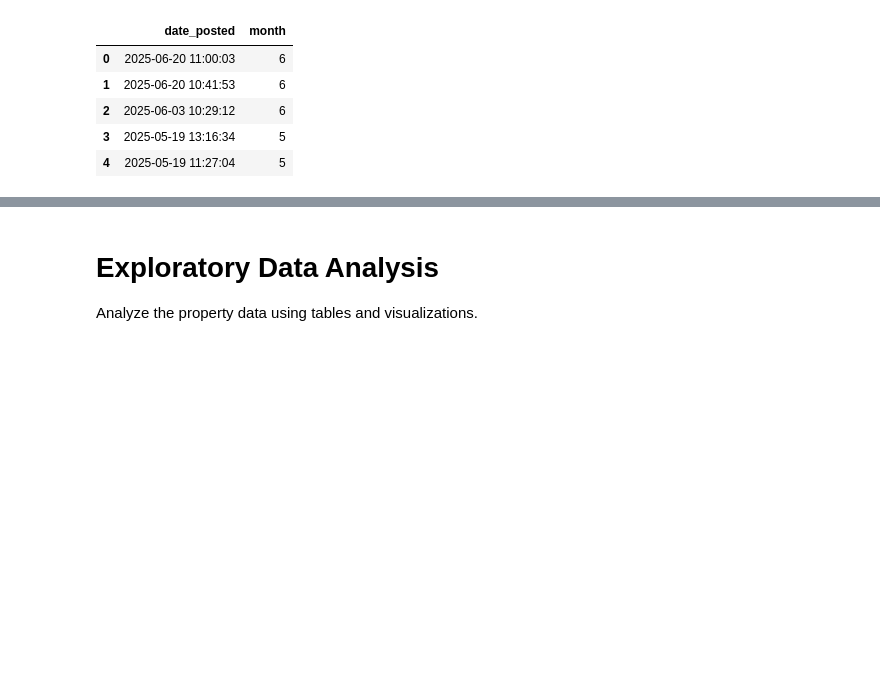
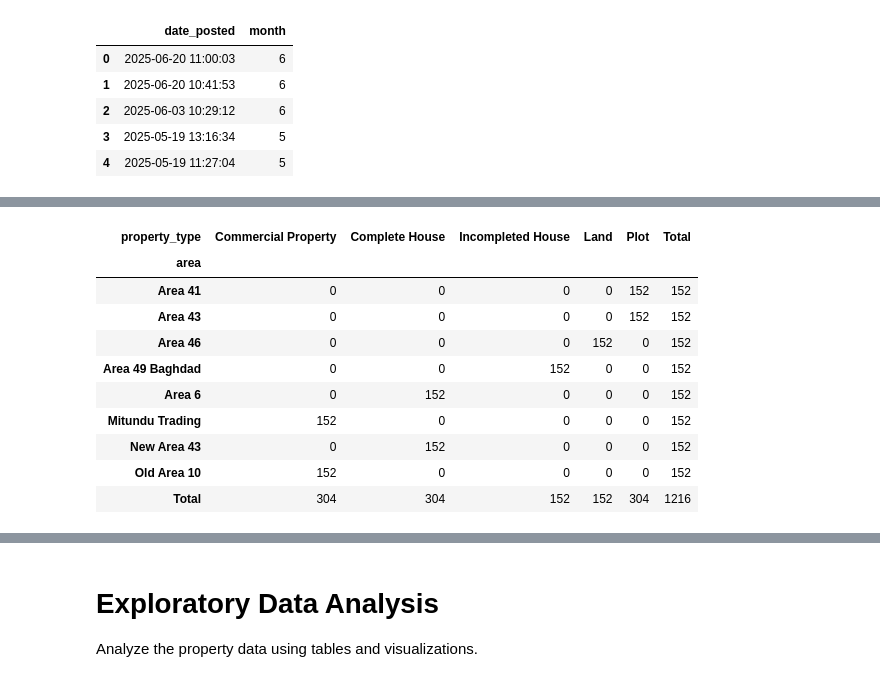
Before and after one commit to Steven-Nanga/Property, a Jupyter notebook: LilongwePropertyAnalysis.ipynb, the cells around one changed output, grey strips where cells are left out. Saved outputs shown, nothing was run; the diff lists cells and outputs as text; code cells hidden in the pictures; blank space fills up the shorter version.

```diff
--- a/LilongwePropertyAnalysis.ipynb
+++ b/LilongwePropertyAnalysis.ipynb
@@ -57,6 +57,20 @@ df.head()
 | 2 | Plot for sale | Land | For Sale | LILONGWE, Area 46, | 115000000.0 | 2100 | 0 | 0 | ... |
 | 3 | House for office use | Complete House | For rent | LILONGWE, Area 6, | 2000000.0 | 0 | 5 | 3 | ... |
 | 4 | Commercial property | Commercial Property | For Sale | LILONGWE, Mitundu Trading, | 35000000.0 | 0 | 0 | 0 | ... |
+# %%
+pd.crosstab(df['area'], df['property_type'], margins=True, margins_name='Total')
+# %% [output]
+| property_type | Commercial Property | Complete House | Incompleted House | Land | Plot | Total |
+| area |  |  |  |  |  |  |
+| Area 41 | 0 | 0 | 0 | 0 | 152 | 152 |
+| Area 43 | 0 | 0 | 0 | 0 | 152 | 152 |
+| Area 46 | 0 | 0 | 0 | 152 | 0 | 152 |
+| Area 49 Baghdad | 0 | 0 | 152 | 0 | 0 | 152 |
+| Area 6 | 0 | 152 | 0 | 0 | 0 | 152 |
+| Mitundu Trading | 152 | 0 | 0 | 0 | 0 | 152 |
+| New Area 43 | 0 | 152 | 0 | 0 | 0 | 152 |
+| Old Area 10 | 152 | 0 | 0 | 0 | 0 | 152 |
+| Total | 304 | 304 | 152 | 152 | 304 | 1216 |
 # %%
 # Convert month number to month name and drop location column
 df['month'] = pd.to_datetime(df['date_posted'], errors='coerce').dt.month_name()
```
Also changed, not shown: parts of 4 cells of this notebook, 1 other file.
